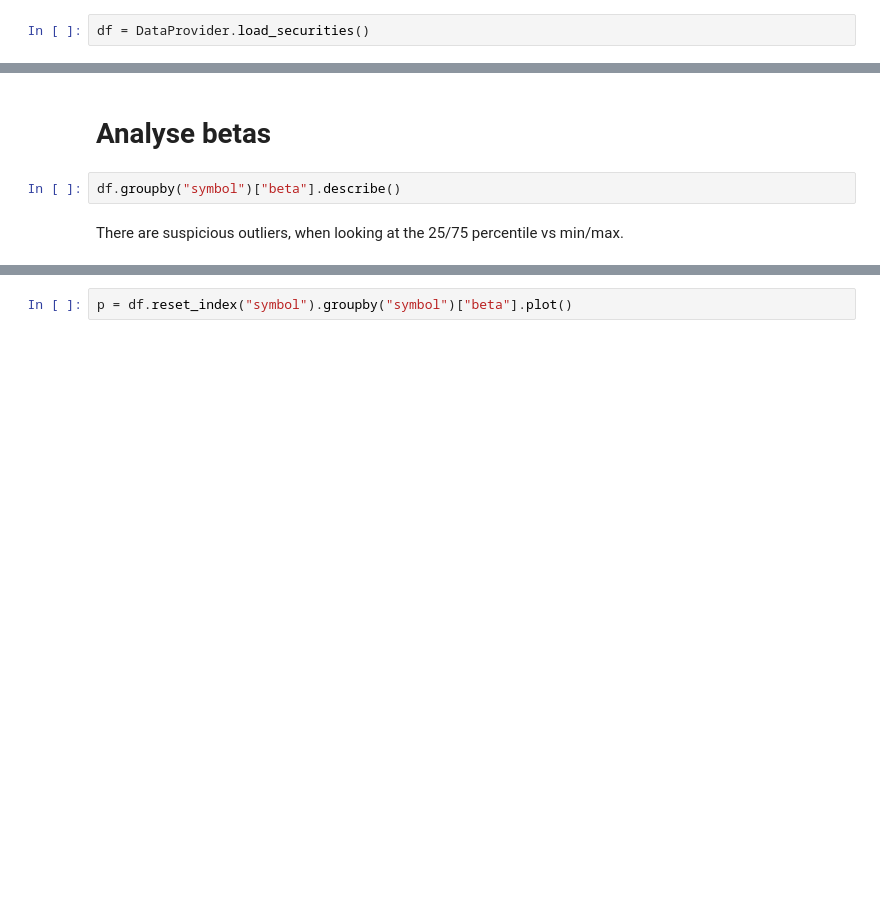
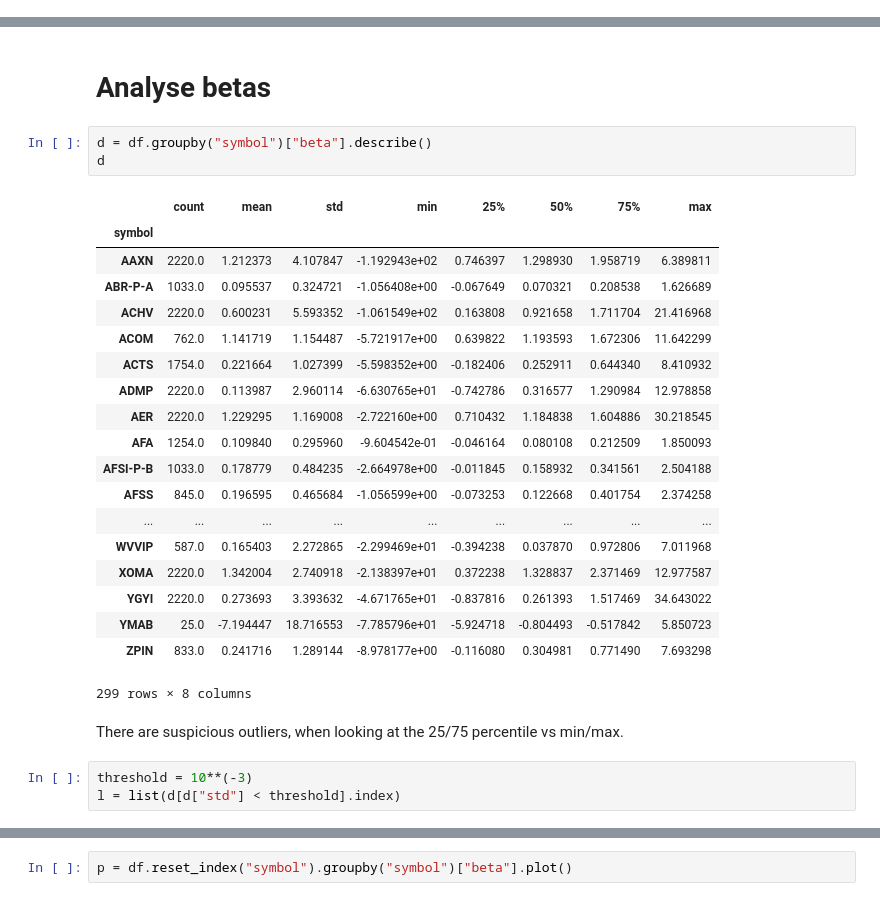
Before and after one commit to vincentqb/beta-computation, a Jupyter notebook: Exploration.ipynb, the cells around one changed output, grey strips where cells are left out. Saved outputs shown, nothing was run; the diff lists cells and outputs as text; blank space fills up the shorter version.

```diff
--- a/Exploration.ipynb
+++ b/Exploration.ipynb
@@ -72,2 +12,0 @@ pd.read_hdf("store.h5", "table")
-# %%
-df = DataProvider.load_securities()
@@ -126,6 +110,30 @@ Further development:
 # %% [markdown]
 # Analyse betas
 # %%
-df.groupby("symbol")["beta"].describe()
+d = df.groupby("symbol")["beta"].describe()
+d
+# %% [output]
+|  | count | mean | std | min | 25% | 50% | 75% | max |
+| symbol |  |  |  |  |  |  |  |  |
+| AAXN | 2220.0 | 1.212373 | 4.107847 | -1.192943e+02 | 0.746397 | 1.298930 | 1.958719 | 6.389811 |
+| ABR-P-A | 1033.0 | 0.095537 | 0.324721 | -1.056408e+00 | -0.067649 | 0.070321 | 0.208538 | 1.626689 |
+| ACHV | 2220.0 | 0.600231 | 5.593352 | -1.061549e+02 | 0.163808 | 0.921658 | 1.711704 | 21.416968 |
+| ACOM | 762.0 | 1.141719 | 1.154487 | -5.721917e+00 | 0.639822 | 1.193593 | 1.672306 | 11.642299 |
+| ACTS | 1754.0 | 0.221664 | 1.027399 | -5.598352e+00 | -0.182406 | 0.252911 | 0.644340 | 8.410932 |
+| ADMP | 2220.0 | 0.113987 | 2.960114 | -6.630765e+01 | -0.742786 | 0.316577 | 1.290984 | 12.978858 |
+| AER | 2220.0 | 1.229295 | 1.169008 | -2.722160e+00 | 0.710432 | 1.184838 | 1.604886 | 30.218545 |
+| AFA | 1254.0 | 0.109840 | 0.295960 | -9.604542e-01 | -0.046164 | 0.080108 | 0.212509 | 1.850093 |
+| AFSI-P-B | 1033.0 | 0.178779 | 0.484235 | -2.664978e+00 | -0.011845 | 0.158932 | 0.341561 | 2.504188 |
+| AFSS | 845.0 | 0.196595 | 0.465684 | -1.056599e+00 | -0.073253 | 0.122668 | 0.401754 | 2.374258 |
+| ... | ... | ... | ... | ... | ... | ... | ... | ... |
+| WVVIP | 587.0 | 0.165403 | 2.272865 | -2.299469e+01 | -0.394238 | 0.037870 | 0.972806 | 7.011968 |
+| XOMA | 2220.0 | 1.342004 | 2.740918 | -2.138397e+01 | 0.372238 | 1.328837 | 2.371469 | 12.977587 |
+| YGYI | 2220.0 | 0.273693 | 3.393632 | -4.671765e+01 | -0.837816 | 0.261393 | 1.517469 | 34.643022 |
+| YMAB | 25.0 | -7.194447 | 18.716553 | -7.785796e+01 | -5.924718 | -0.804493 | -0.517842 | 5.850723 |
+| ZPIN | 833.0 | 0.241716 | 1.289144 | -8.978177e+00 | -0.116080 | 0.304981 | 0.771490 | 7.693298 |
+299 rows × 8 columns
 # %% [markdown]
 There are suspicious outliers, when looking at the 25/75 percentile vs min/max.
+# %%
+threshold = 10**(-3)
+l = list(d[d["std"] < threshold].index)
```
Also changed, not shown: parts of 20 cells of this notebook.
